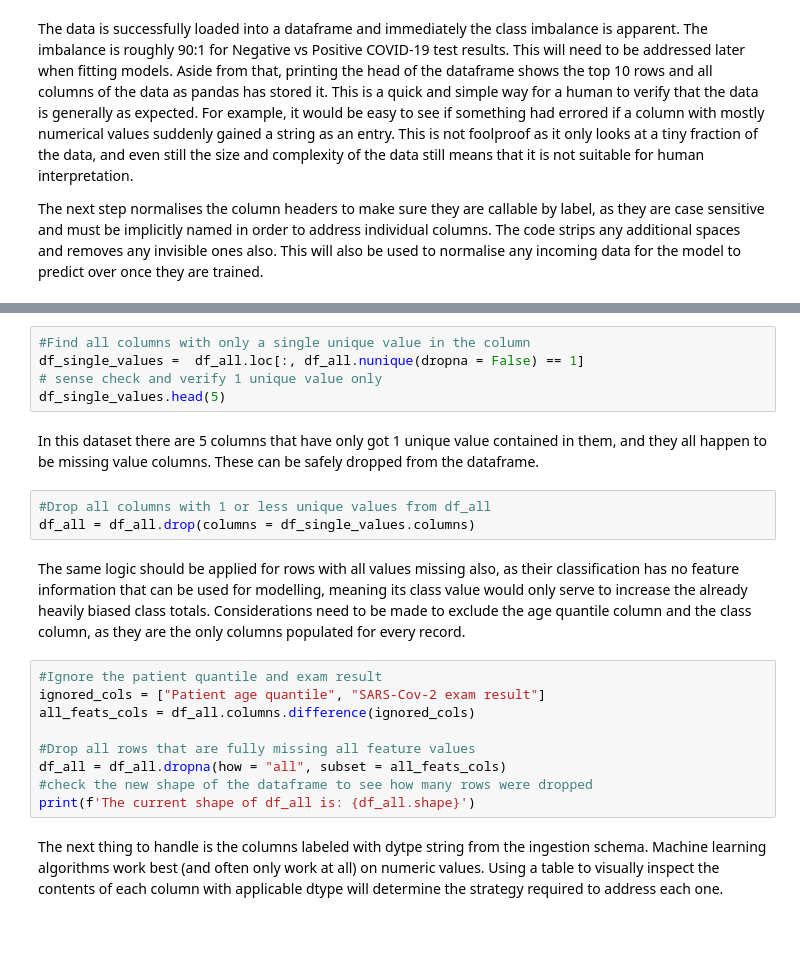
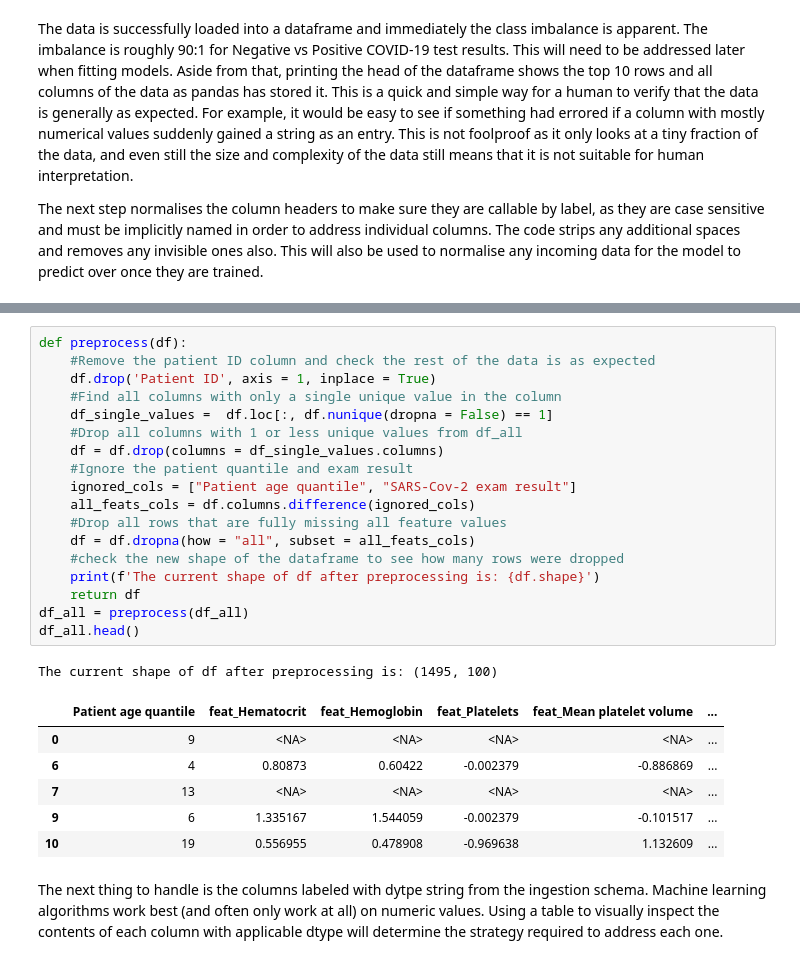
Before and after one commit to TheCherubQueen/DC3DMN, a Jupyter notebook: cw/DC3DMN_Report.ipynb, the cells around one changed output, grey strips where cells are left out. Drawn from its saved outputs; the diff is of its cells as text; blank space fills up the shorter version.

```diff
--- a/cw/DC3DMN_Report.ipynb
+++ b/cw/DC3DMN_Report.ipynb
@@ -122,24 +156,29 @@ It is now evident from looking at the head of the data frame that there is a lar
-# %%
-#Find all columns with only a single unique value in the column
-df_single_values =  df_all.loc[:, df_all.nunique(dropna = False) == 1]
-# sense check and verify 1 unique value only
-df_single_values.head(5)
-# %% [markdown]
-In this dataset there are 5 columns that have only got 1 unique value contained in them, and they all happen to be missing value columns. These can be safely dropped from the dataframe.
-# %%
-#Drop all columns with 1 or less unique values from df_all
-df_all = df_all.drop(columns = df_single_values.columns)
-# %% [markdown]
-The same logic should be applied for rows with all values missing also, as their classification has no feature information that can be used for modelling, meaning its class value would only serve to increase the already heavily biased class totals. Considerations need to be made to exclude the age quantile column and the class column, as they are the only columns populated for every record.
 # %%
-#Ignore the patient quantile and exam result
-ignored_cols = ["Patient age quantile", "SARS-Cov-2 exam result"]
-all_feats_cols = df_all.columns.difference(ignored_cols)
-
-#Drop all rows that are fully missing all feature values
-df_all = df_all.dropna(how = "all", subset = all_feats_cols)
-#check the new shape of the dataframe to see how many rows were dropped
-print(f'The current shape of df_all is: {df_all.shape}')
+def preprocess(df):
+    #Remove the patient ID column and check the rest of the data is as expected
+    df.drop('Patient ID', axis = 1, inplace = True)
+    #Find all columns with only a single unique value in the column
+    df_single_values =  df.loc[:, df.nunique(dropna = False) == 1]
+    #Drop all columns with 1 or less unique values from df_all
+    df = df.drop(columns = df_single_values.columns)
+    #Ignore the patient quantile and exam result
+    ignored_cols = ["Patient age quantile", "SARS-Cov-2 exam result"]
+    all_feats_cols = df.columns.difference(ignored_cols)
+    #Drop all rows that are fully missing all feature values
+    df = df.dropna(how = "all", subset = all_feats_cols)
+    #check the new shape of the dataframe to see how many rows were dropped
+    print(f'The current shape of df after preprocessing is: {df.shape}')
+    return df
+df_all = preprocess(df_all)
+df_all.head()
+# %% [output]
+The current shape of df after preprocessing is: (1495, 100)
+|  | Patient age quantile | feat_Hematocrit | feat_Hemoglobin | feat_Platelets | feat_Mean platelet volume | ... |
+| 0 | 9 | <NA> | <NA> | <NA> | <NA> | ... |
+| 6 | 4 | 0.80873 | 0.60422 | -0.002379 | -0.886869 | ... |
+| 7 | 13 | <NA> | <NA> | <NA> | <NA> | ... |
+| 9 | 6 | 1.335167 | 1.544059 | -0.002379 | -0.101517 | ... |
+| 10 | 19 | 0.556955 | 0.478908 | -0.969638 | 1.132609 | ... |
 # %% [markdown]
 The next thing to handle is the columns labeled with dytpe string from the ingestion schema. Machine learning algorithms work best (and often only work at all) on numeric values. Using a table to visually inspect the contents of each column with applicable dtype will determine the strategy required to address each one.
 # %%
```
Also changed, not shown: parts of 46 cells of this notebook.
